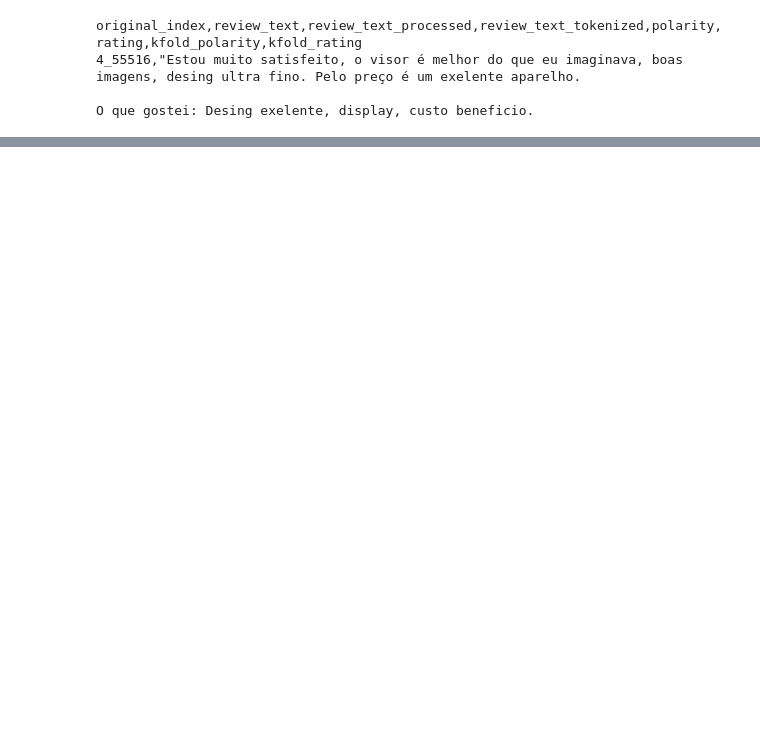
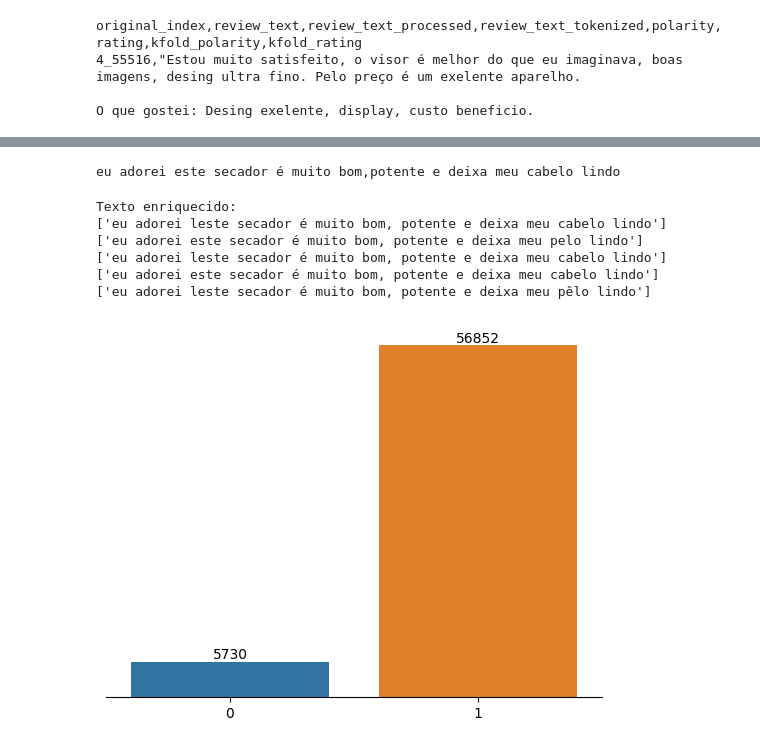
Before and after one commit to gomesluiz/nlp-for-fun, a Jupyter notebook: 01-aquisicao-dados-enriquecimento-de-dados.ipynb, the cells around one changed output, grey strips where cells are left out. Drawn from its saved outputs; the diff is of its cells as text; code cells hidden in the pictures; blank space fills up the shorter version.

```diff
--- a/01-aquisicao-dados-enriquecimento-de-dados.ipynb
+++ b/01-aquisicao-dados-enriquecimento-de-dados.ipynb
@@ -149,0 +203,57 @@ polarity_counts.plot(kind="bar")
+# %%
+# Seleciona uma linha específica do dataFrame 'buscape_df' usando 'iloc' para
+# testes do enriquecimento de dados.
+texto = buscape_df.iloc[5]['review_text'].replace("\n", " ")
+print(texto)
+# %% [output]
+eu adorei este secador é muito bom,potente e deixa meu cabelo lindo
+# %%
+# O objeto SynonymAug é configurado para enriquecer textos através da
+# substituição de palavras por seus sinônimos, utilizando a base de dados
+# 'wordnet'. O parâmetro 'lang' define o idioma dos sinônimos como Português
+# ('por'), e 'verbose=0' desativa mensagens adicionais durante a execução.
+aug = naw.SynonymAug(aug_src='wordnet', lang='por', verbose=0)
+
+print("Texto enriquecido:")
+for ii in range(5):
+    # 'aug.augment(texto)' aplica o enriquecimento ao texto original, substituindo
+    # algumas palavras por seus sinônimos
+    print(aug.augment(texto))
+# %% [output]
+Texto enriquecido:
+['eu adorei leste secador é muito bom, potente e deixa meu cabelo lindo']
+['eu adorei este secador é muito bom, potente e deixa meu pelo lindo']
+['eu adorei leste secador é muito bom, potente e deixa meu cabelo lindo']
+['eu adorei este secador é muito bom, potente e deixa meu cabelo lindo']
+['eu adorei leste secador é muito bom, potente e deixa meu pêlo lindo']
+# %%
+from tqdm import tqdm
+from random import shuffle
+
+def enriquecer_texto(df, amostras=300, prob_aug=0.2):
+    aug.aug_p = prob_aug  # Define a probabilidade de augmentação de texto
+    novos_textos = []  # Lista para armazenar textos aumentados
+
+    # Seleciona amostras da classe minoritária (polaridade = 0)
+    df_minoritario = df[df.polarity == 0].reset_index(drop=True)
+
+    # Loop de augmentação de dados
+    for i in tqdm(np.random.randint(0, len(df_minoritario), amostras)):
+        texto = df_minoritario.iloc[i]['review_text']  # Seleciona um texto
+        texto_aumentado = aug.augment(texto)  # Aplica augmentação
+        novos_textos.append(texto_aumentado)  # Adiciona ao conjunto de novos textos
+
+    # Cria um DataFrame com os novos textos e a polaridade 0
+    novos_df = pd.DataFrame({'review_text': novos_textos, 'polarity': 0})
+
+    # Combina o DataFrame original com o novo e reorganiza os índices
+    df = pd.concat([df, novos_df], ignore_index=True)
+    return df
+
+# Divisão do DataFrame 'buscape_df' em conjuntos de treino e teste.
+train, test = train_test_split(buscape_df, test_size=0.15, random_state=1)
+
+# plotar a distribuição de polaridade no conjunto de treino
+plotar_distribuicao_polaridade(train)
+# %% [output]
+[figure, added]
```
Also changed, not shown: parts of 16 cells of this notebook.
